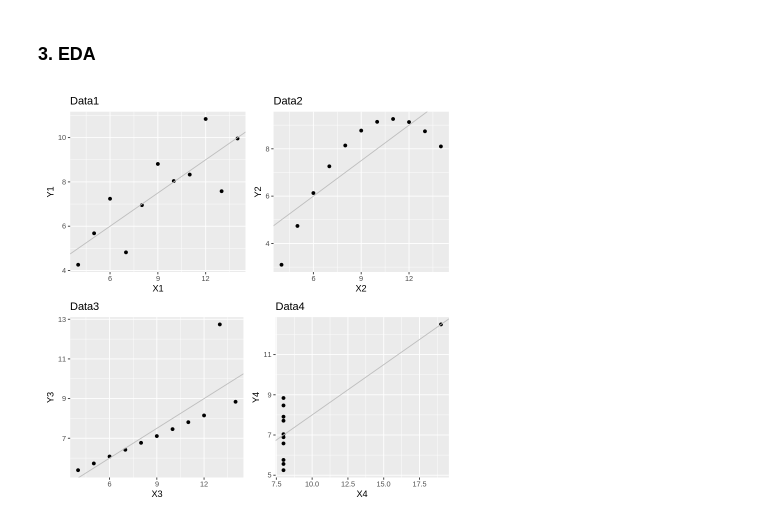
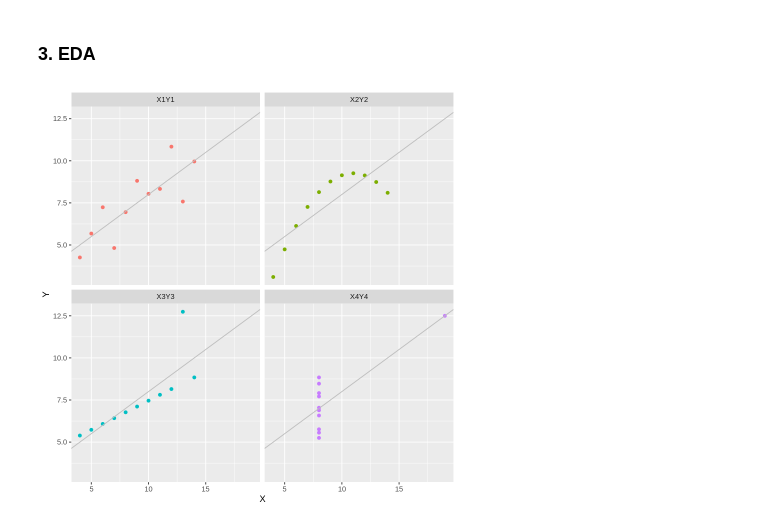
Before and after one commit to madia3/Basic_Statistics, a Jupyter notebook: 01_EDA_Sample_01.ipynb, the cells around one changed output. Saved outputs shown, nothing was run; the diff lists cells and outputs as text; code cells hidden in the pictures.

```diff
--- a/01_EDA_Sample_01.ipynb
+++ b/01_EDA_Sample_01.ipynb
@@ -62,15 +62,14 @@ A data.frame: 6 × 3
 # %% [markdown]
 ### 3. EDA
-# %%
-# 데이터1의 산점도
-fig1=ggplot(data, aes(X1, Y1))+geom_point()+geom_abline(slope=0.5, intercept = 3, color="grey")+ggtitle("Data1")
-# 데이터2의 산점도
-fig2=ggplot(data, aes(X2, Y2))+geom_point()+geom_abline(slope=0.5, intercept = 3, color="grey")+ggtitle("Data2")
-# 데이터3의 산점도
-fig3=ggplot(data, aes(X3, Y3))+geom_point()+geom_abline(slope=0.5, intercept = 3, color="grey")+ggtitle("Data3")
-# 데이터4의 산점도
-fig4=ggplot(data, aes(X4, Y4))+geom_point()+geom_abline(slope=0.5, intercept = 3, color="grey")+ggtitle("Data4")
-# 산점도 4개를 한 화면에 출력
-(fig1+fig2)/(fig3+fig4)
-# %% [output]
-[figure, removed]
+# %%
+data1=data[,c(1,2)];data2=data[,c(3,4)];data3=data[,c(5,6)];data4=data[,c(7,8)]
+colnames(data1)=colnames(data2)=colnames(data3)=colnames(data4)=c('X','Y')
+data1$cate='X1Y1';data2$cate='X2Y2';data3$cate='X3Y3';data4$cate='X4Y4'
+rbind(data1,data2,data3,data4) %>%
+  ggplot(aes(X,Y, color=cate))+
+  geom_point()+
+  geom_abline(slope=0.5, intercept = 3, color="grey")+
+  facet_wrap(~cate)+
+  theme(legend.position = 'none')
+# %% [output]
+[figure, added]
```
Also changed, not shown: parts of 1 cell of this notebook.
